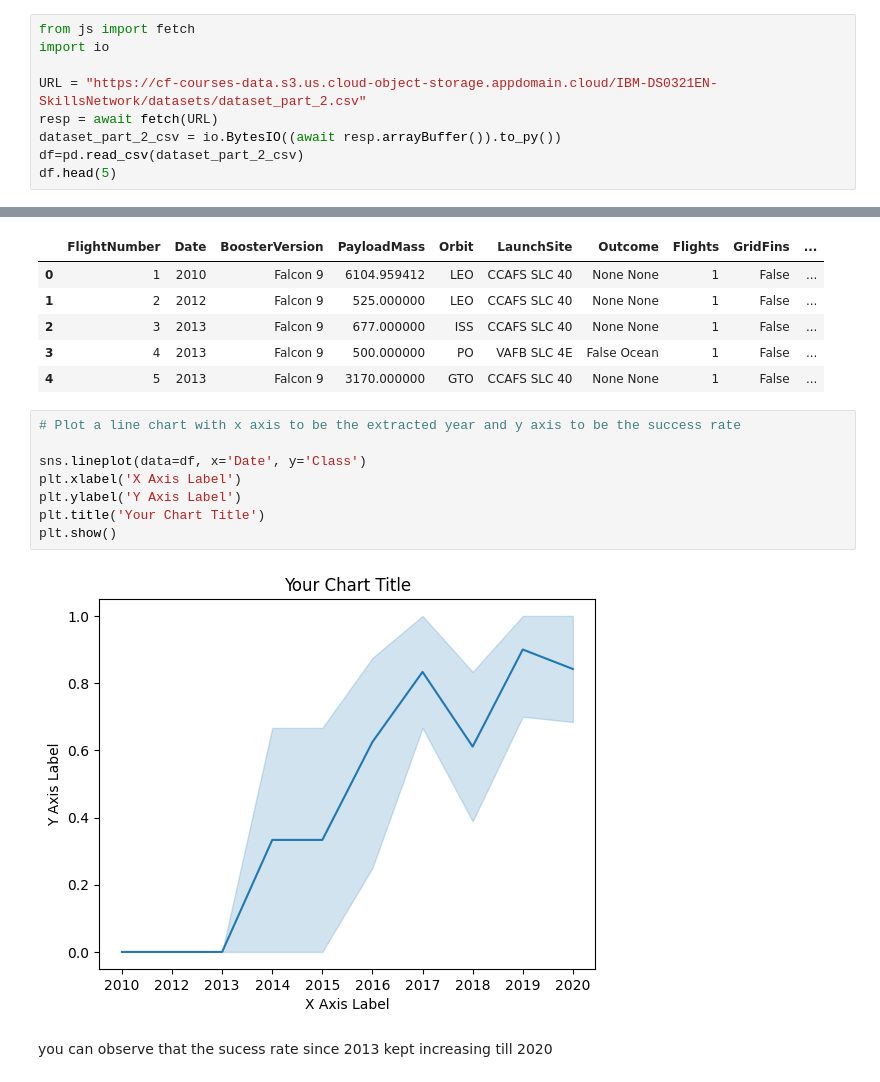
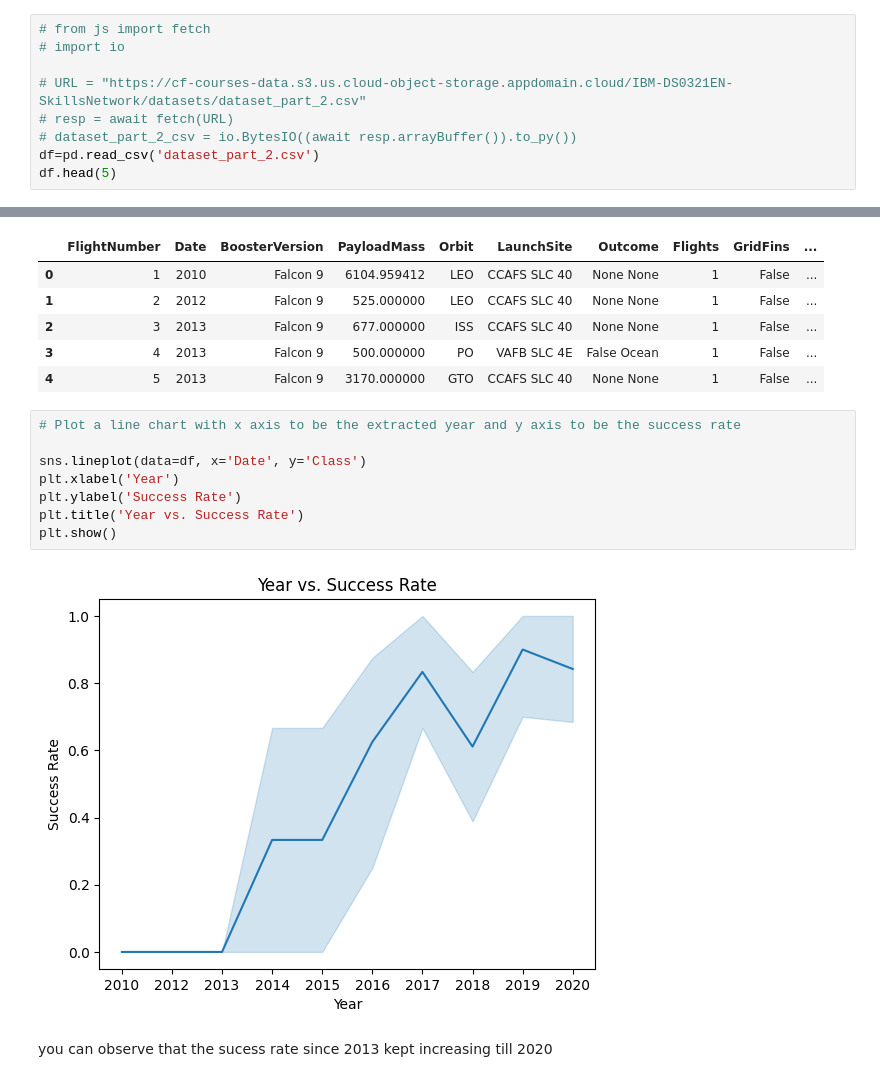
Before and after one commit to HarshalP05/AppliedDataScienceCapstone, a Jupyter notebook: edadataviz.ipynb, the cells around one changed output, grey strips where cells are left out. Drawn from its saved outputs; the diff is of its cells as text.

```diff
--- a/edadataviz.ipynb
+++ b/edadataviz.ipynb
@@ -62,13 +56,13 @@ please provide us feedback at https://github.com/pandas-dev/pandas/issues/54466
 # %% [markdown]
 First, let's read the SpaceX dataset into a Pandas dataframe and print its summary
 # %%
-from js import fetch
-import io
+# from js import fetch
+# import io
 
-URL = "https://cf-courses-data.s3.us.cloud-object-storage.appdomain.cloud/IBM-DS0321EN-SkillsNetwork/datasets/dataset_part_2.csv"
-resp = await fetch(URL)
-dataset_part_2_csv = io.BytesIO((await resp.arrayBuffer()).to_py())
-df=pd.read_csv(dataset_part_2_csv)
+# URL = "https://cf-courses-data.s3.us.cloud-object-storage.appdomain.cloud/IBM-DS0321EN-SkillsNetwork/datasets/dataset_part_2.csv"
+# resp = await fetch(URL)
+# dataset_part_2_csv = io.BytesIO((await resp.arrayBuffer()).to_py())
+df=pd.read_csv('dataset_part_2.csv')
 df.head(5)
 # %% [output]
 |  | FlightNumber | Date | BoosterVersion | PayloadMass | Orbit | LaunchSite | Outcome | Flights | GridFins | ... |
@@ -195,13 +194,13 @@ df.head()
 # %%
 # Plot a line chart with x axis to be the extracted year and y axis to be the success rate
 
 sns.lineplot(data=df, x='Date', y='Class')
-plt.xlabel('X Axis Label')
-plt.ylabel('Y Axis Label')
-plt.title('Your Chart Title')
+plt.xlabel('Year')
+plt.ylabel('Success Rate')
+plt.title('Year vs. Success Rate')
 plt.show()
 # %% [output]
-[figure, old version]
+[figure, new version]
 # %% [markdown]
 you can observe that the sucess rate since 2013 kept increasing till 2020
 # %% [markdown]
```
Also changed, not shown: parts of 6 cells of this notebook, 1 other file.
